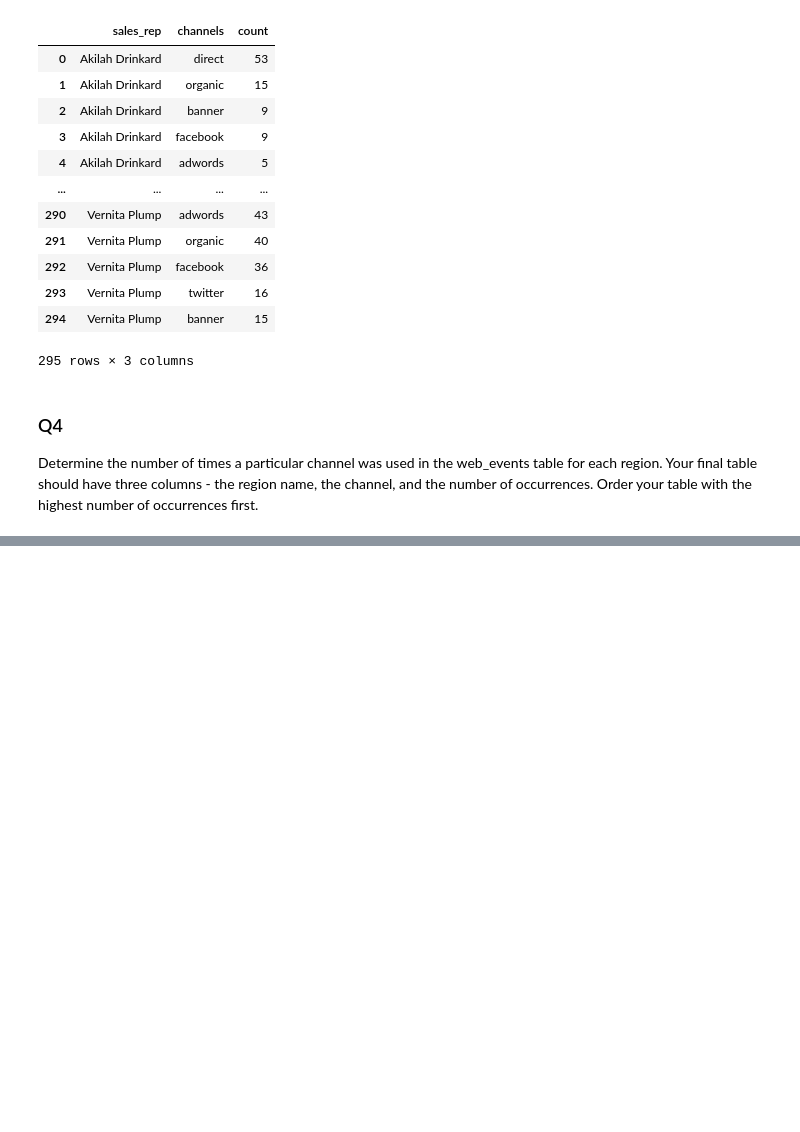
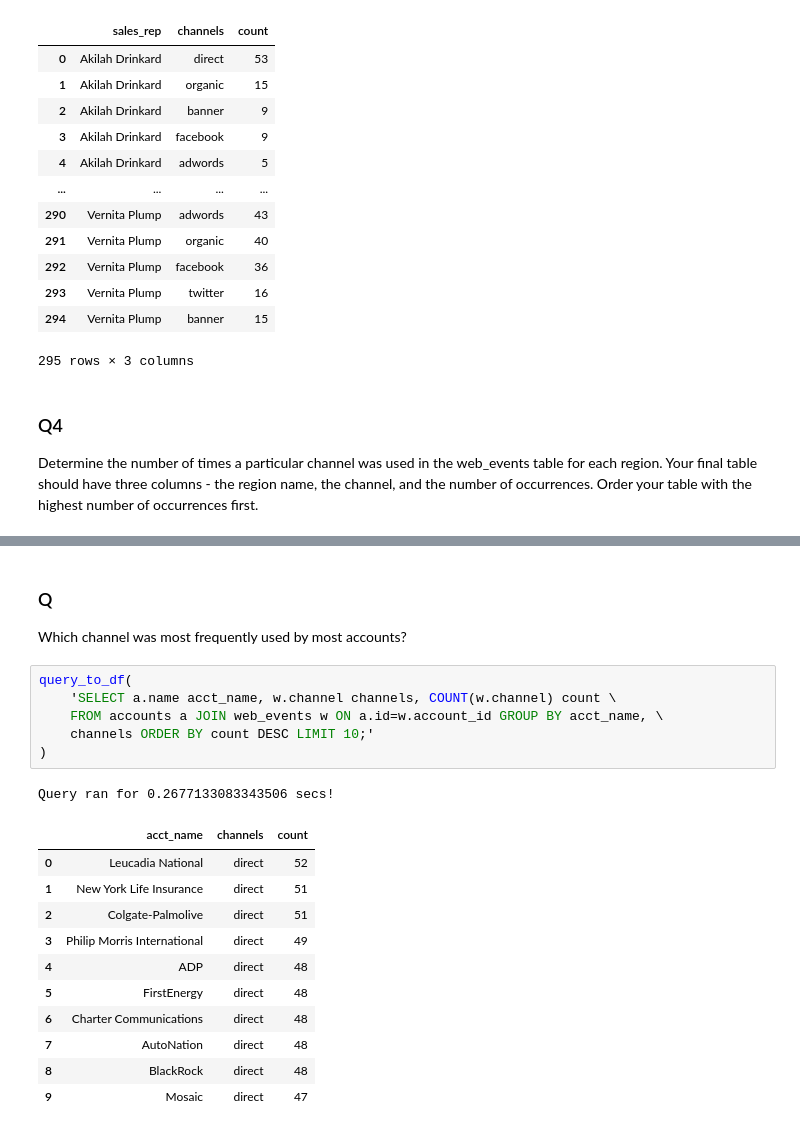
Before and after one commit to Lawrence-Krukrubo/SQL_for_Data_Science, a Jupyter notebook: sql_for_data_analysis3.ipynb, the cells around one changed output, grey strips where cells are left out. Drawn from its saved outputs; the diff is of its cells as text; blank space fills up the shorter version.

```diff
--- a/sql_for_data_analysis3.ipynb
+++ b/sql_for_data_analysis3.ipynb
@@ -678,0 +922,22 @@ Query ran for 0.44440221786499023 secs!
+# %% [markdown]
+### Q
+Which channel was most frequently used by most accounts?
+# %%
+query_to_df(
+    'SELECT a.name acct_name, w.channel channels, COUNT(w.channel) count \
+    FROM accounts a JOIN web_events w ON a.id=w.account_id GROUP BY acct_name, \
+    channels ORDER BY count DESC LIMIT 10;'
+)
+# %% [output]
+Query ran for 0.2677133083343506 secs!
+|  | acct_name | channels | count |
+| 0 | Leucadia National | direct | 52 |
+| 1 | New York Life Insurance | direct | 51 |
+| 2 | Colgate-Palmolive | direct | 51 |
+| 3 | Philip Morris International | direct | 49 |
+| 4 | ADP | direct | 48 |
+| 5 | FirstEnergy | direct | 48 |
+| 6 | Charter Communications | direct | 48 |
+| 7 | AutoNation | direct | 48 |
+| 8 | BlackRock | direct | 48 |
+| 9 | Mosaic | direct | 47 |
```
Also changed, not shown: parts of 57 cells of this notebook.
